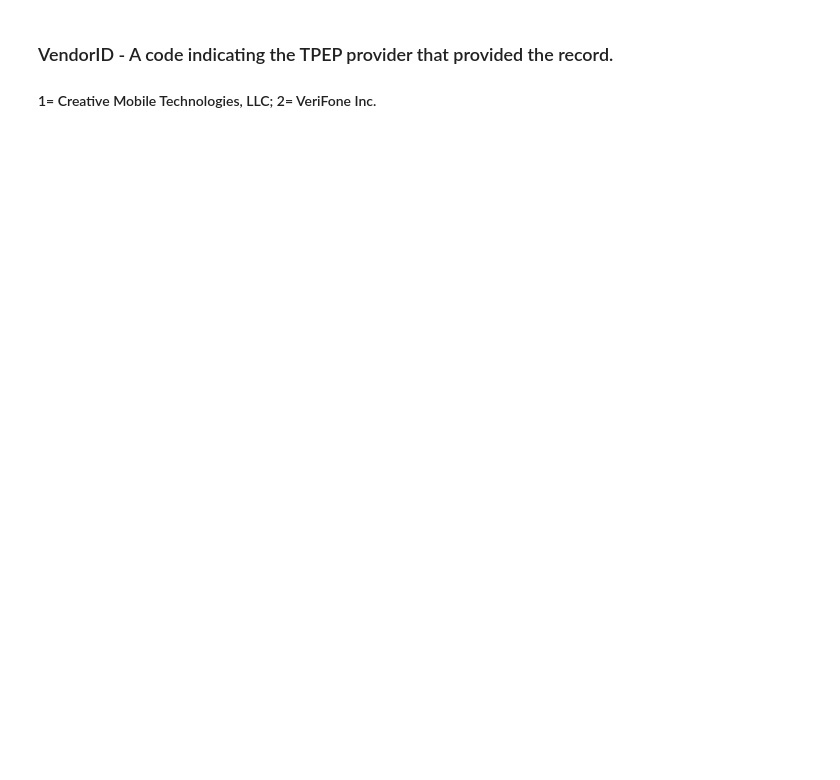
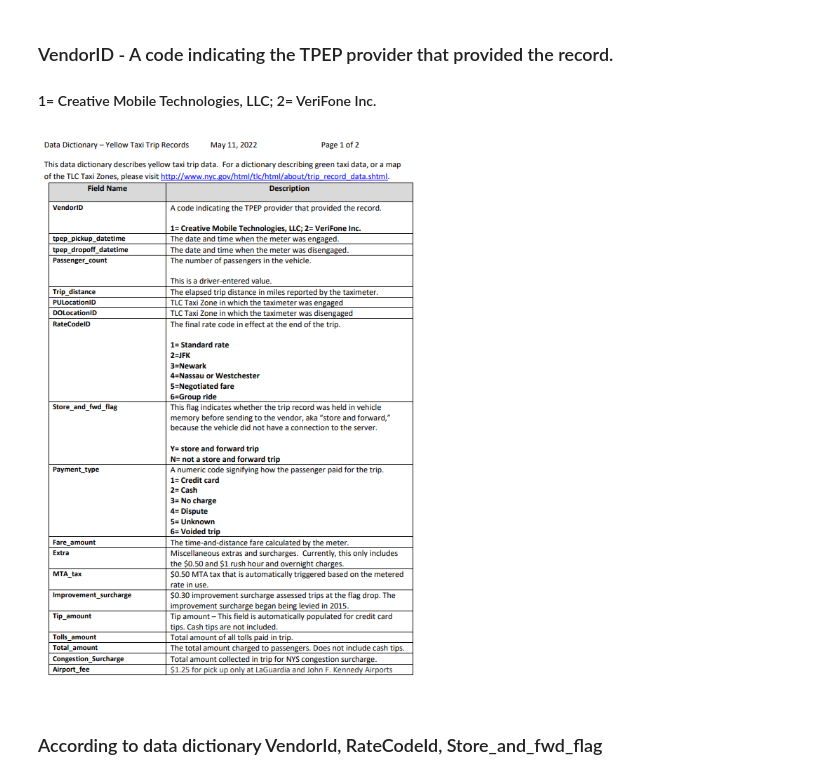
Before and after one commit to bibek376/Uber_Data_Engineering_Project, a Jupyter notebook: Uber_Data_Engineering_Project_Live.ipynb, the cells around one changed output. Cells and saved outputs as stored; diff of their text form; code cells hidden in the pictures; blank space fills up the shorter version.

Commit message:
data dictionary and 3.png has been added

```diff
--- a/Uber_Data_Engineering_Project_Live.ipynb
+++ b/Uber_Data_Engineering_Project_Live.ipynb
@@ -435,3 +427,10 @@ date_time_dim.sample(2).reset_index(drop=True)
 # }
 # after_duplicate_filtered_df['vendor_description']=after_duplicate_filtered_df['VendorID'].map(vendor_mode)
 # vendor_dim=after_duplicate_filtered_df[['VendorID','vendor_description']]
+# %%
+from IPython import display
+display.Image("/home/bibek/Desktop/uber_data_engineering/pictures/3.png")
+# %% [output]
+[figure, added]
+# %% [markdown]
+### According to data dictionary VendorId, RateCodeId, Store_and_fwd_flag
```
Also changed, not shown: parts of 9 cells of this notebook, 1 other file.
